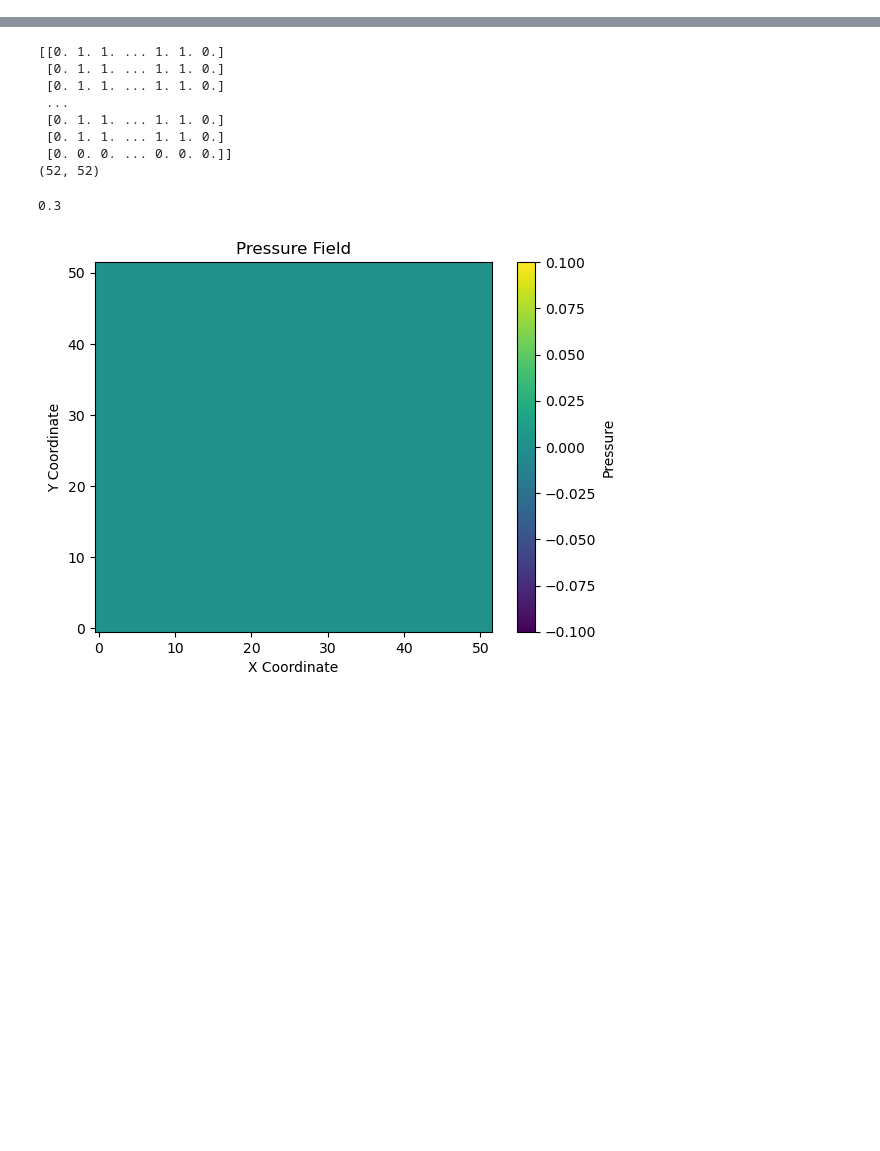
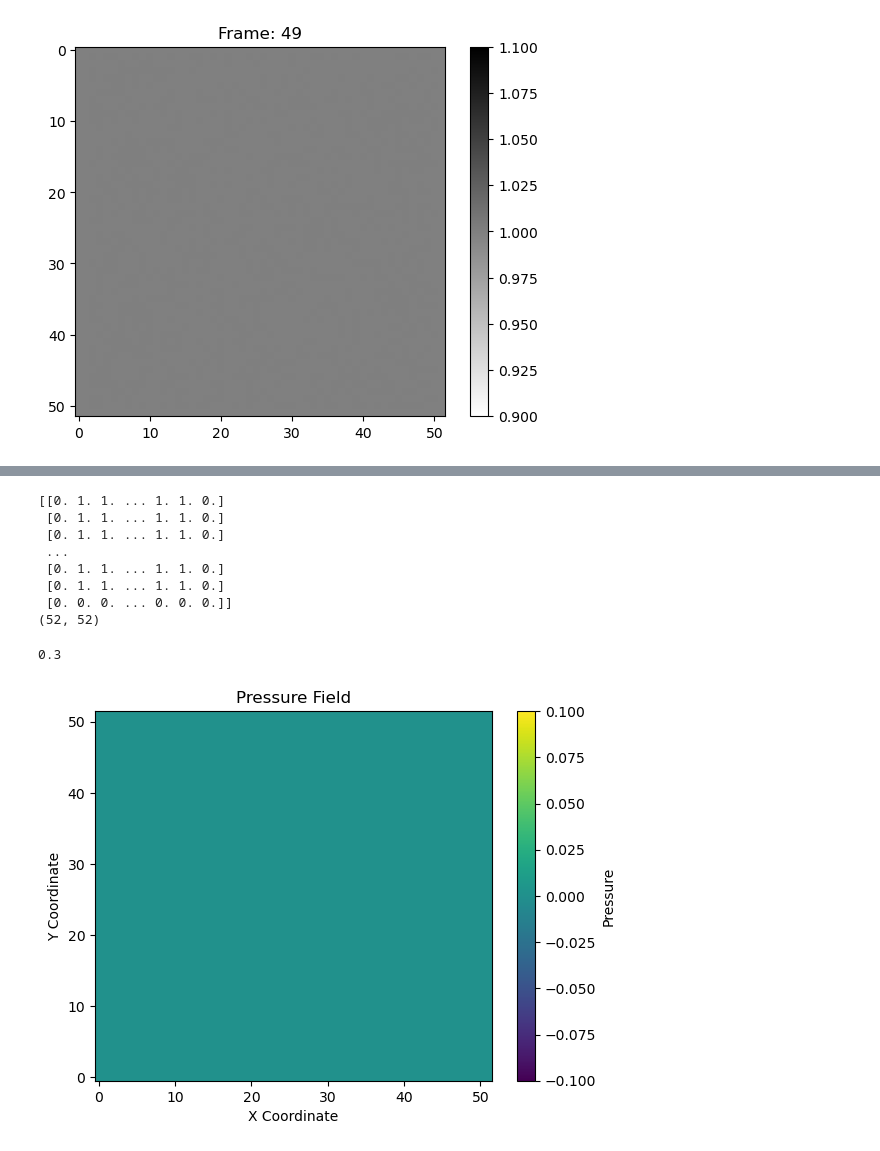
Before and after one commit to efekaanefe/Fluid-Simulations, a Jupyter notebook: Eulerian-Fluid-Simulations/eulers-equation.ipynb, the cells around one changed output, grey strips where cells are left out. Drawn from its saved outputs; the diff is of its cells as text; code cells hidden in the pictures; blank space fills up the shorter version.

```diff
--- a/Eulerian-Fluid-Simulations/eulers-equation.ipynb
+++ b/Eulerian-Fluid-Simulations/eulers-equation.ipynb
@@ -36,7 +36,7 @@ class FluidSimulation:
     def __init__(self,nx,ny, dt = 0.1, num_iterations = 10, rho = 100, overrelaxation = 1.5):
         self.dy = 1
         self.dx = 1
-        self.g = 9.81
+        self.g = -9.81
         self.overrelaxation = overrelaxation
         self.h = self.dx
         self.dt = dt
@@ -281,4 +281,6 @@ class FluidSimulation:
 # %%
 sim = FluidSimulation(50,50,num_iterations=5)
 
-sim.animate_pressure_field(frames = 50)
+sim.animate_smoke_particles(frames = 50)
+# %% [output]
+[figure, added]
```
Also changed, not shown: parts of 2 cells of this notebook, 1 other file.
